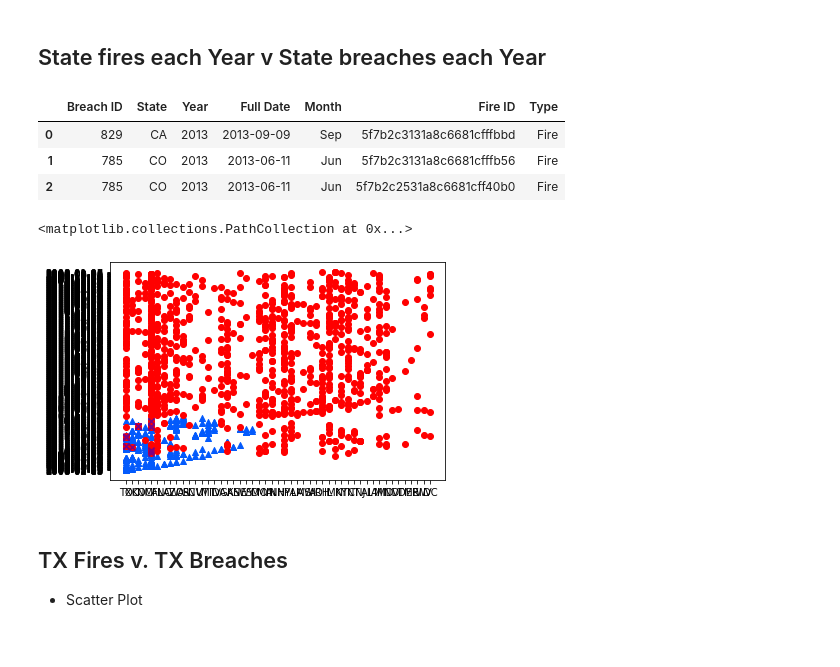
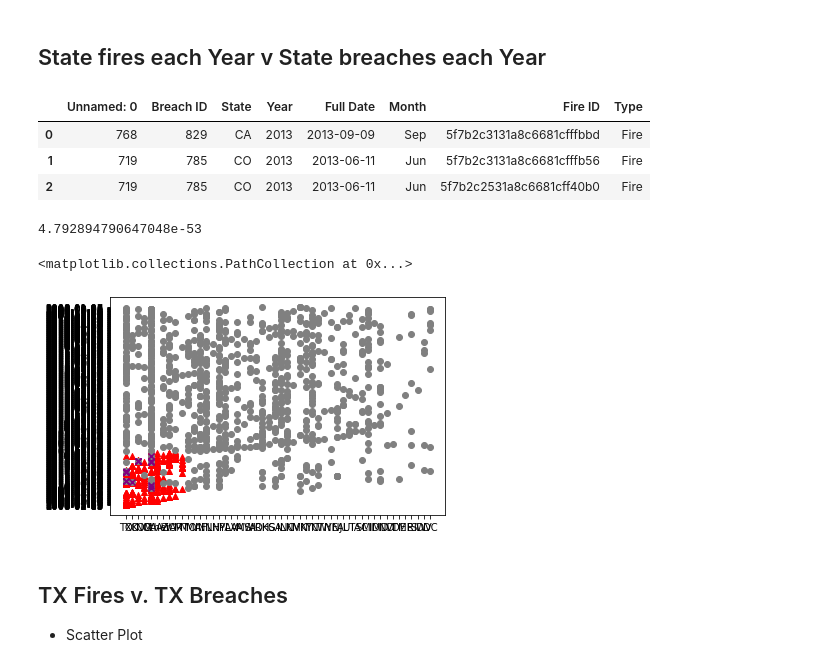
Before and after one commit to eglulu6/Project_1_Team_Platypus, a Jupyter notebook: data_slicing.ipynb, the cells around one changed output. Saved outputs shown, nothing was run; the diff lists cells and outputs as text; code cells hidden in the pictures.

Commit message:
updating data slicing with pval

```diff
--- a/data_slicing.ipynb
+++ b/data_slicing.ipynb
@@ -26,10 +26,10 @@ cyber_data.head()
 | 4 | 1049 | 638 | CA | 2012 | 2012-12-10 |
 # %%
 # drop unneeded column
-cyber_data = cyber_data.drop(['Unnamed: 0'], axis=1)
+#cyber_data = cyber_data.drop(['Unnamed: 0'], axis=1)
 
 # add month column
-cyber_data['Month'] = pd.Full DatetimeIndex(cyber_data['Full Full Date']).month
+cyber_data['Month'] = pd.DatetimeIndex(cyber_data['Full Date']).month
 cyber_data['Month'] = cyber_data['Month'].apply(lambda x: calendar.month_abbr[x])
 cyber_data.head()
 # %% [output]
@@ -202,4 +192,10 @@ yr_fire_count.reset_index().sort_values('Fire Count',ascending=False).head()
 | 6 | 2014 | 42 |
 # %% [markdown]
 ### Find the State with the most & least wildfires
+# %%
+# group data and count wildfire occurances
+# identify nominal states that we want to group together
+change_states = ['UT','NV','ID','GA','WY','NC','NE','FL','SD','KS','VA','SC']
+# change nominal states to 'other'
+firedf['State'] = firedf['State'].replace({'UT': 'Other', 'NV': 'Other', 'ID': 'Other', 'GA': 'Other','WY': 'Other','NC': 'Other','NE': 'Other','FL': 'Other','SD': 'Other','KS': 'Other','VA': 'Other','SC': 'Other'})
 # %%
@@ -262,22 +267,31 @@ yax_label = list(np.arange(2008,2015,1))
 common_data = cyber_data.merge(firedf, on=['Full Date','State','Month', 'Year'])
 common_data.head(3)
 # %% [output]
-|  | Breach ID | State | Year | Full Date | Month | Fire ID | Type |
-| 0 | 829 | CA | 2013 | 2013-09-09 | Sep | 5f7b2c3131a8c6681cfffbbd | Fire |
-| 1 | 785 | CO | 2013 | 2013-06-11 | Jun | 5f7b2c3131a8c6681cfffb56 | Fire |
-| 2 | 785 | CO | 2013 | 2013-06-11 | Jun | 5f7b2c2531a8c6681cff40b0 | Fire |
+|  | Unnamed: 0 | Breach ID | State | Year | Full Date | Month | Fire ID | Type |
+| 0 | 768 | 829 | CA | 2013 | 2013-09-09 | Sep | 5f7b2c3131a8c6681cfffbbd | Fire |
+| 1 | 719 | 785 | CO | 2013 | 2013-06-11 | Jun | 5f7b2c3131a8c6681cfffb56 | Fire |
+| 2 | 719 | 785 | CO | 2013 | 2013-06-11 | Jun | 5f7b2c2531a8c6681cff40b0 | Fire |
+# %%
+all_data = cyber_data.merge(firedf, on=('State','Year','Month'),how='outer', suffixes=('_Breach', '_Fire'))
+breachcount = all_data.groupby(['State','Year'])['Breach ID'].count()
+firecount =  all_data.groupby(['State','Year'])['Fire ID'].count()
+combo = pd.DataFrame({'Breaches':breachcount,'Fires':firecount})
+
+(slp, intcp, rvalue, pval, std) = sts.linregress(combo['Breaches'],combo['Fires'])
+pval
+# %% [output]
+4.792894790647048e-53
 # %%
-
 #plt.scatter([firedf['State'],cyber_data['State']], [firedf['Full Date'],cyber_data['Full Full Date']],color='#46bdc6',marker='^')
 fig = plt.figure()
 ax1 = fig.add_subplot()
 
-ax1.scatter(firedf['State'], firedf['Full Date'],color='#035afc',marker='^')
-ax1.scatter(cyber_data['State'], cyber_data['Full Date'],color='red',marker='o')
+ax1.scatter(firedf['State'], firedf['Full Date'],color='red',marker='^')
+ax1.scatter(cyber_data['State'], cyber_data['Full Date'],color='grey',marker='o')
 ax1.scatter(common_data['State'],common_data['Full Date'], color='purple',marker='x')
 # %% [output]
 <matplotlib.collections.PathCollection at 0x...>
-[figure, old version]
+[figure, new version]
 # %% [markdown]
 ## TX Fires v. TX Breaches
 * Scatter Plot
```
Also changed, not shown: parts of 5 cells of this notebook.
